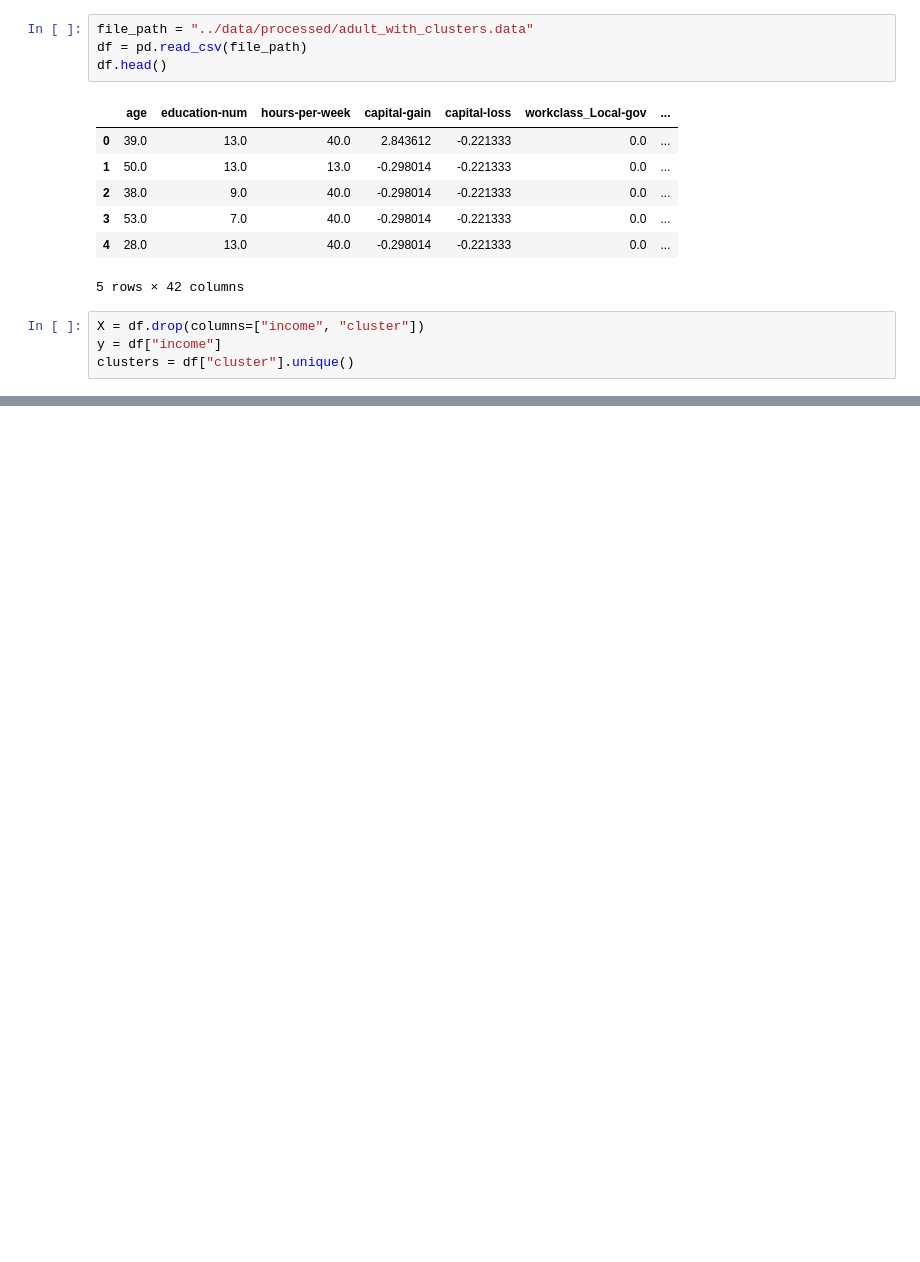
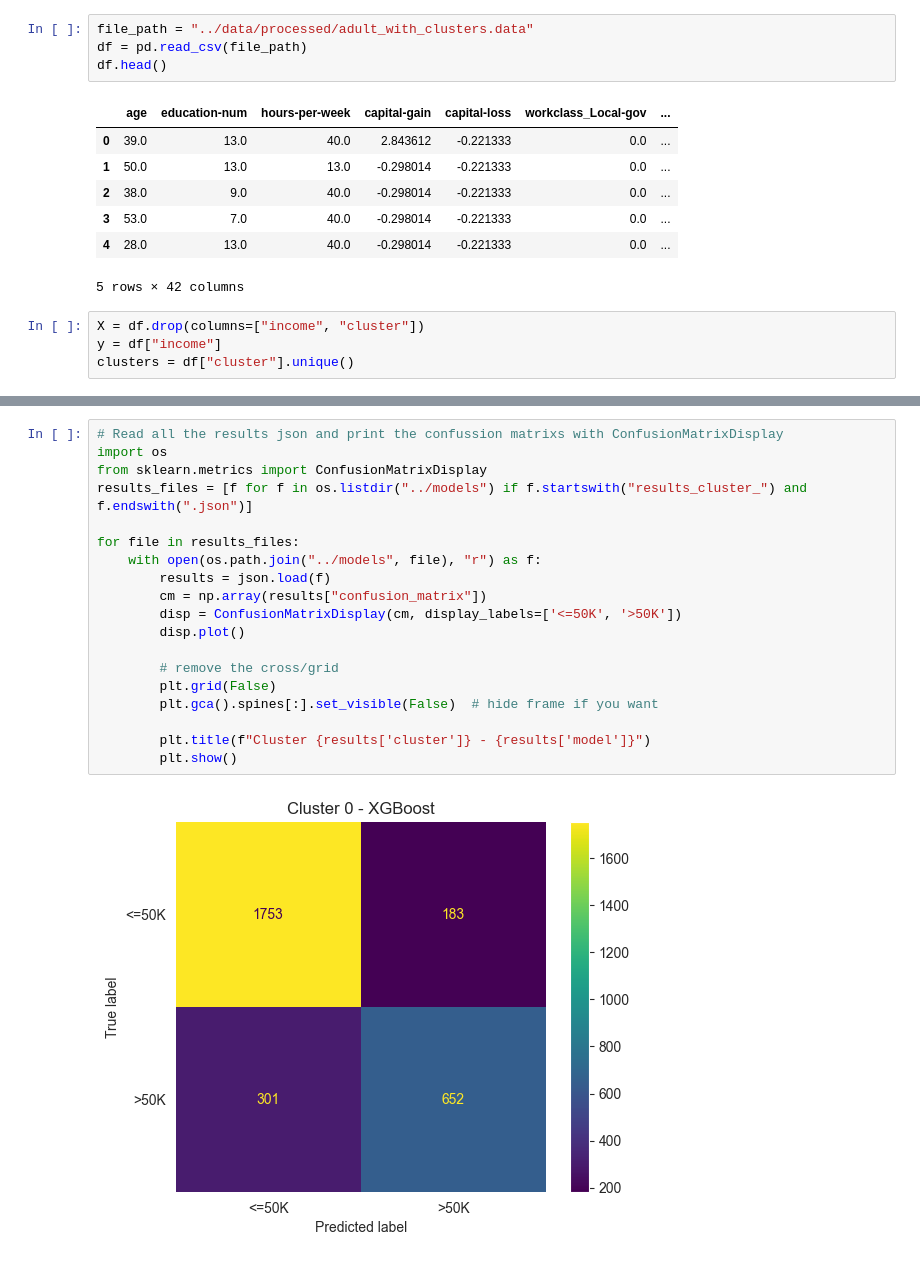
Before and after one commit to FranzCastillo/Income-Prediction, a Jupyter notebook: notebooks/cluster_modeling.ipynb, the cells around one changed output, grey strips where cells are left out. Cells and saved outputs as stored; diff of their text form; blank space fills up the shorter version.

```diff
--- a/notebooks/cluster_modeling.ipynb
+++ b/notebooks/cluster_modeling.ipynb
@@ -240,0 +241,21 @@ Confusion Matrix:
+# %%
+# Read all the results json and print the confussion matrixs with ConfusionMatrixDisplay
+import os
+from sklearn.metrics import ConfusionMatrixDisplay
+results_files = [f for f in os.listdir("../models") if f.startswith("results_cluster_") and f.endswith(".json")]
+
+for file in results_files:
+    with open(os.path.join("../models", file), "r") as f:
+        results = json.load(f)
+        cm = np.array(results["confusion_matrix"])
+        disp = ConfusionMatrixDisplay(cm, display_labels=['<=50K', '>50K'])
+        disp.plot()
+
+        # remove the cross/grid
+        plt.grid(False)
+        plt.gca().spines[:].set_visible(False)  # hide frame if you want
+
+        plt.title(f"Cluster {results['cluster']} - {results['model']}")
+        plt.show()
+# %% [output]
+[figure, added]
```
Also changed, not shown: parts of 6 cells of this notebook, 16 other files.
